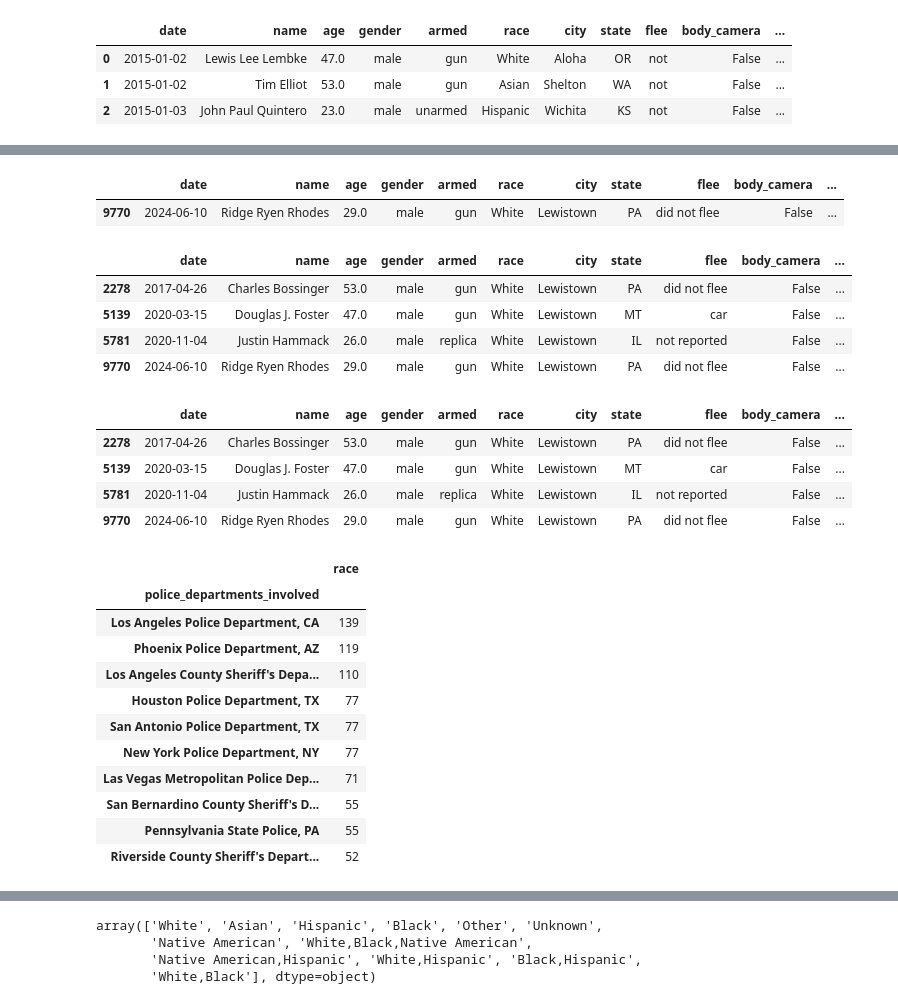
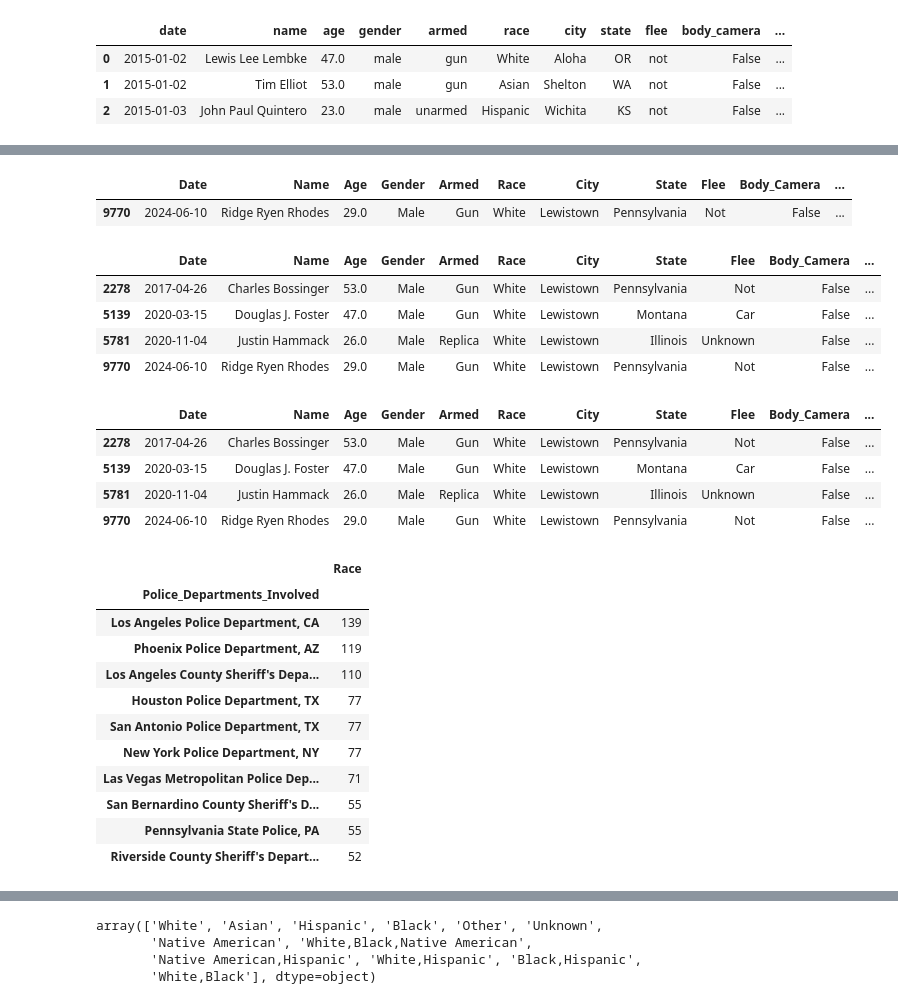
Before and after one commit to matt-harvey-data/US_Police_Shootings_2015-2024, a Jupyter notebook: US_Police_Shootings_2015-2024.ipynb, the cells around one changed output, grey strips where cells are left out. Drawn from its saved outputs; the diff is of its cells as text; code cells hidden in the pictures.

```diff
--- a/US_Police_Shootings_2015-2024.ipynb
+++ b/US_Police_Shootings_2015-2024.ipynb
@@ -260,5 +294,22 @@ Data columns (total 12 columns):
 dtypes: bool(2), float64(1), object(9)
 memory usage: 792.3+ KB
+# %%
+# Create a dictionary of state abbreviation to name mappings
+
+state_names = {'AL':'Alabama', 'AK':'Alaska', 'AZ':'Arizona', 'AR':'Arkansas', 'CA':'California', 'CO':'Colorado',
+               'CT':'Connecticut', 'DE':'Delaware', 'FL':'Florida', 'GA':'Georgia', 'HA':'Hawaii', 'ID':'Idaho',
+               'IL':'Illinois', 'IN':'Indiana', 'IA':'Iowa', 'KS':'Kansas', 'KY':'Kentucky', 'LA':'Louisiana',
+               'ME':'Maine', 'MD':'Maryland', 'MA':'Massachusetts', 'MI':'Michigan', 'MN':'Minnesota', 'MS':'Mississippi',
+               'MO':'Missouri', 'MT':'Montana', 'NE':'Nebraska', 'NV':'Nevada', 'NH':'New Hampshire', 'NJ':'New Jersey',
+               'NM':'New Mexico', 'NY':'New York', 'NC':'North Carolina', 'ND':'North Dakota', 'OH':'Ohio', 'OK':'Oklahoma',
+               'OR':'Oregon', 'PA':'Pennsylvania', 'RI':'Rhode Island', 'SC':'South Carolina', 'SD':'South Dakota',
+               'TN':'Tennessee', 'TX':'Texas', 'UT':'Utah', 'VT':'Vermont', 'VA':'Virginia', 'WA':'Washington',
+               'WV':'West Virginia', 'WI':'Wisconsin', 'WY':'Wyoming'}
+# %%
+# Map the state abbreviations to their names. This is done so that we can join on this column later and it will 1:1 match
+# the DataFrame we will be joining to
+
+data['State'] = data['State'].map(state_names)
 # %%
 # Inspect unique values in the 'flee' column
 
@@ -290,9 +341,7 @@ Name: flee, dtype: object
-# %%
-data['flee'] = data['flee'].replace({'not':'did not flee'})
 # %%
 # I have decided to fill nulls with the value 'unknown'
 
-data['flee'] = data['flee'].fillna('not reported')
+data['Flee'] = data['Flee'].fillna('Unknown')
 # %%
 # Confirm that all nulls in the 'flee' column have been handled
 
@@ -321,21 +370,21 @@ memory usage: 792.3+ KB
 # Since there is only one null in the 'police_departments_involved' column I wanted to find and inspect it to assess the
 # irregularity.
 
-data[data['police_departments_involved'].isna()]
+data[data['Police_Departments_Involved'].isna()]
 # %% [output]
-|  | date | name | age | gender | armed | race | city | state | flee | body_camera | ... |
-| 9770 | 2024-06-10 | Ridge Ryen Rhodes | 29.0 | male | gun | White | Lewistown | PA | did not flee | False | ... |
+|  | Date | Name | Age | Gender | Armed | Race | City | State | Flee | Body_Camera | ... |
+| 9770 | 2024-06-10 | Ridge Ryen Rhodes | 29.0 | Male | Gun | White | Lewistown | Pennsylvania | Not | False | ... |
 # %%
 # Check to see if there is another row for this city (The state combination is also relevant here.) Since there is another
 # record for Lewistown, PA I will coerce the unknown value to match this other record
 
-data[data['city'] == 'Lewistown']
+data[data['City'] == 'Lewistown']
 # %% [output]
-|  | date | name | age | gender | armed | race | city | state | flee | body_camera | ... |
-| 2278 | 2017-04-26 | Charles Bossinger | 53.0 | male | gun | White | Lewistown | PA | did not flee | False | ... |
-| 5139 | 2020-03-15 | Douglas J. Foster | 47.0 | male | gun | White | Lewistown | MT | car | False | ... |
-| 5781 | 2020-11-04 | Justin Hammack | 26.0 | male | replica | White | Lewistown | IL | not reported | False | ... |
-| 9770 | 2024-06-10 | Ridge Ryen Rhodes | 29.0 | male | gun | White | Lewistown | PA | did not flee | False | ... |
+|  | Date | Name | Age | Gender | Armed | Race | City | State | Flee | Body_Camera | ... |
+| 2278 | 2017-04-26 | Charles Bossinger | 53.0 | Male | Gun | White | Lewistown | Pennsylvania | Not | False | ... |
+| 5139 | 2020-03-15 | Douglas J. Foster | 47.0 | Male | Gun | White | Lewistown | Montana | Car | False | ... |
+| 5781 | 2020-11-04 | Justin Hammack | 26.0 | Male | Replica | White | Lewistown | Illinois | Unknown | False | ... |
+| 9770 | 2024-06-10 | Ridge Ryen Rhodes | 29.0 | Male | Gun | White | Lewistown | Pennsylvania | Not | False | ... |
 # %%
 # I decided to coerce to the department with the matching city, state combination.
 
@@ -343,20 +392,20 @@ data['police_departments_involved'] = data['police_departments_involved'].fillna
 # %%
 # Confirm this worked as expected replacing the null value with the above identified department
 
-data[data['city'] == 'Lewistown']
+data[data['City'] == 'Lewistown']
 # %% [output]
-|  | date | name | age | gender | armed | race | city | state | flee | body_camera | ... |
-| 2278 | 2017-04-26 | Charles Bossinger | 53.0 | male | gun | White | Lewistown | PA | did not flee | False | ... |
-| 5139 | 2020-03-15 | Douglas J. Foster | 47.0 | male | gun | White | Lewistown | MT | car | False | ... |
-| 5781 | 2020-11-04 | Justin Hammack | 26.0 | male | replica | White | Lewistown | IL | not reported | False | ... |
-| 9770 | 2024-06-10 | Ridge Ryen Rhodes | 29.0 | male | gun | White | Lewistown | PA | did not flee | False | ... |
+|  | Date | Name | Age | Gender | Armed | Race | City | State | Flee | Body_Camera | ... |
+| 2278 | 2017-04-26 | Charles Bossinger | 53.0 | Male | Gun | White | Lewistown | Pennsylvania | Not | False | ... |
+| 5139 | 2020-03-15 | Douglas J. Foster | 47.0 | Male | Gun | White | Lewistown | Montana | Car | False | ... |
+| 5781 | 2020-11-04 | Justin Hammack | 26.0 | Male | Replica | White | Lewistown | Illinois | Unknown | False | ... |
+| 9770 | 2024-06-10 | Ridge Ryen Rhodes | 29.0 | Male | Gun | White | Lewistown | Pennsylvania | Not | False | ... |
 # %%
 # At this point I just wanted to look at the top 10 departments with known shootings
 
-data[['police_departments_involved', 'race']].groupby('police_departments_involved').count().sort_values(by='race', ascending=False).head(10)
+data[['Police_Departments_Involved', 'Race']].groupby('Police_Departments_Involved').count().sort_values(by='Race', ascending=False).head(10)
 # %% [output]
-|  | race |
-| police_departments_involved |  |
+|  | Race |
+| Police_Departments_Involved |  |
 | Los Angeles Police Department, CA | 139 |
 | Phoenix Police Department, AZ | 119 |
 | Los Angeles County Sheriff's Depa... | 110 |
```
Also changed, not shown: parts of 63 cells of this notebook, 2 other files.
